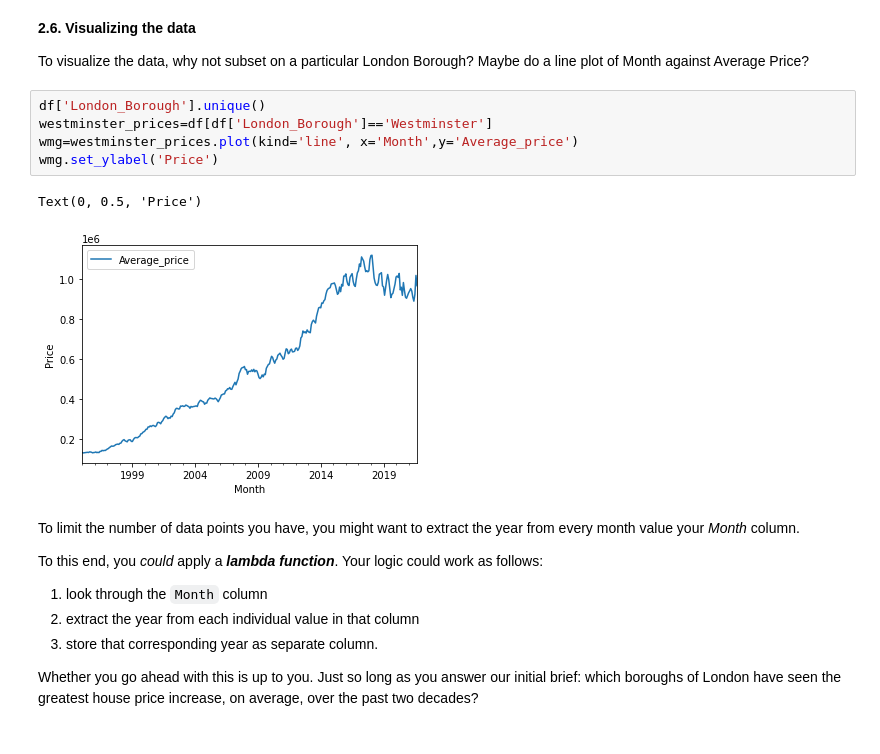
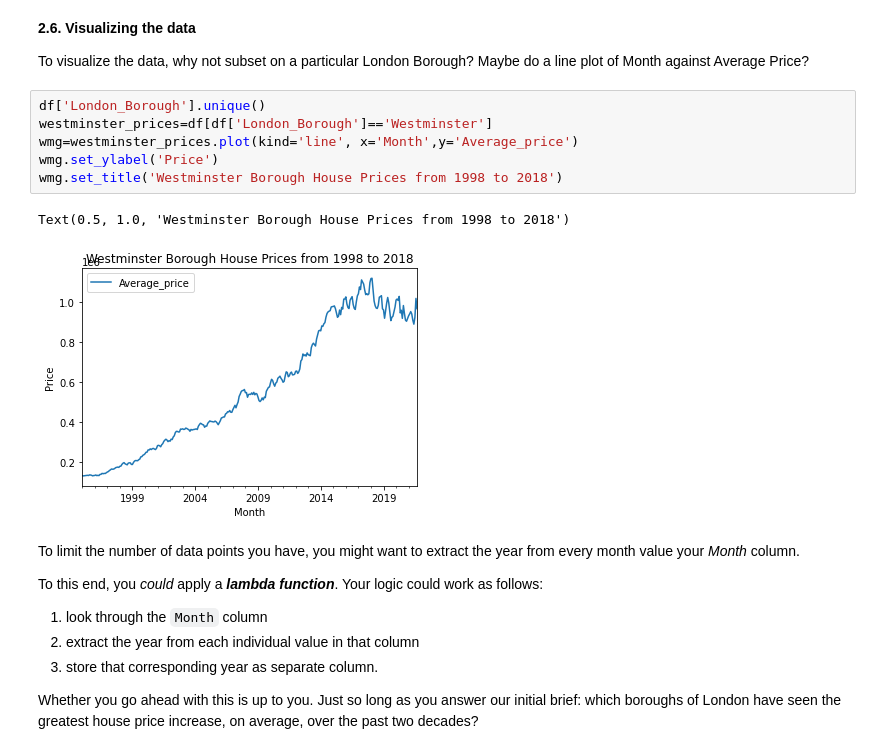
Before and after one commit to fancyfu4/SB-Data-Science, a Jupyter notebook: Unit 4 Challenge - Tier 3.ipynb, the cells around one changed output. Saved outputs shown, nothing was run; the diff lists cells and outputs as text.

```diff
--- a/Unit 4 Challenge - Tier 3.ipynb
+++ b/Unit 4 Challenge - Tier 3.ipynb
@@ -212,11 +212,12 @@ To visualize the data, why not subset on a particular London Borough? Maybe do a
 # %%
 df['London_Borough'].unique()
 westminster_prices=df[df['London_Borough']=='Westminster']
 wmg=westminster_prices.plot(kind='line', x='Month',y='Average_price')
 wmg.set_ylabel('Price')
+wmg.set_title('Westminster Borough House Prices from 1998 to 2018')
 # %% [output]
-Text(0, 0.5, 'Price')
+Text(0.5, 1.0, 'Westminster Borough House Prices from 1998 to 2018')
-[figure, old version]
+[figure, new version]
 # %% [markdown]
 To limit the number of data points you have, you might want to extract the year from every month value your *Month* column.
 
```
Also changed, not shown: parts of 2 cells of this notebook.
